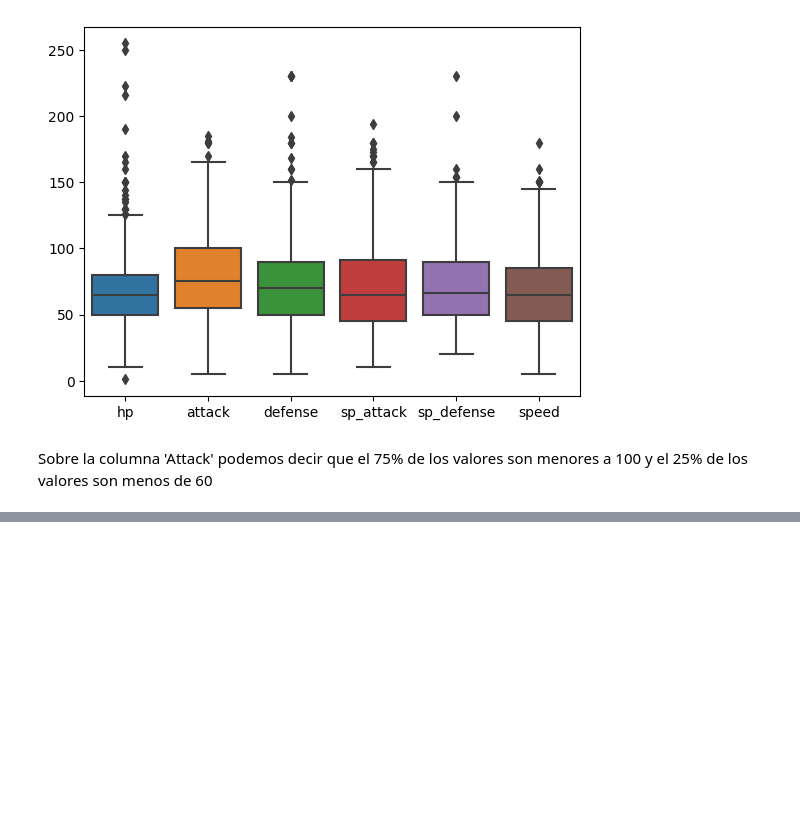
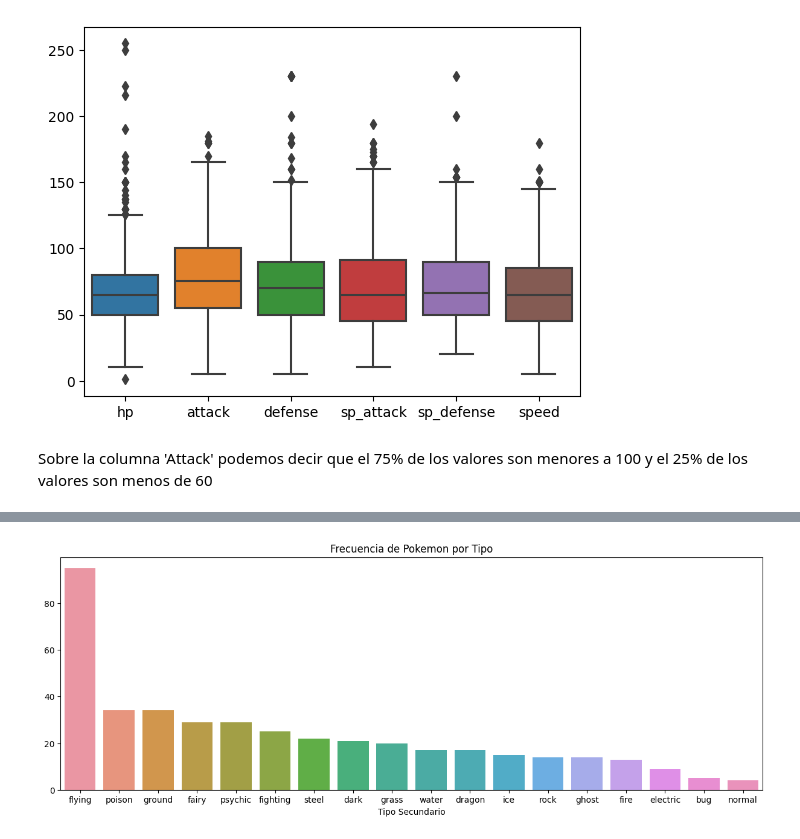
Before and after one commit to carbajaljerson/pokemon, a Jupyter notebook: EDA.ipynb, the cells around one changed output, grey strips where cells are left out. Cells and saved outputs as stored; diff of their text form; code cells hidden in the pictures; blank space fills up the shorter version.

```diff
--- a/EDA.ipynb
+++ b/EDA.ipynb
@@ -256,0 +271,11 @@ Sobre la columna 'Attack' podemos decir que el 75% de los valores son menores a
+# %%
+barplot = data.drop(data[data['type2']=='Sin Dato'].index)
+barplot = barplot.reset_index(drop=True)
+
+plt.figure(figsize=(15, 5))
+plt.title("Frecuencia de Pokemon por Tipo")
+s = barplot['type2'].value_counts().rename_axis('Tipo Secundario')
+sns.barplot(x=s.index, y=s.values, data=barplot, order = barplot['type2'].value_counts().index)
+plt.show()
+# %% [output]
+[figure, added]
```
Also changed, not shown: parts of 3 cells of this notebook, 2 other files.
